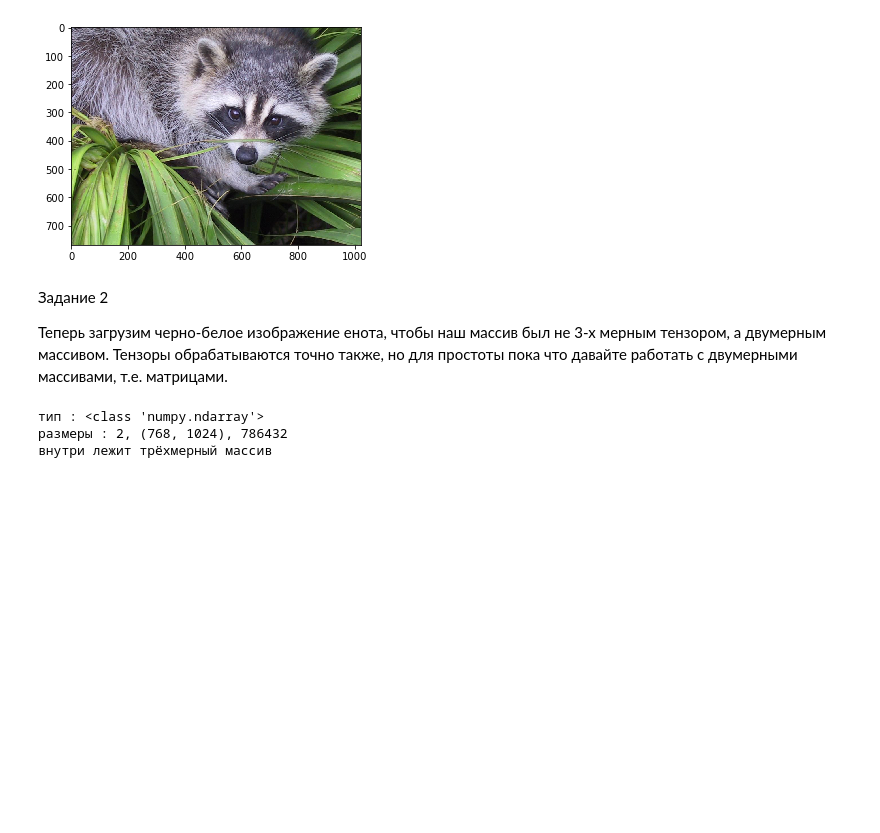
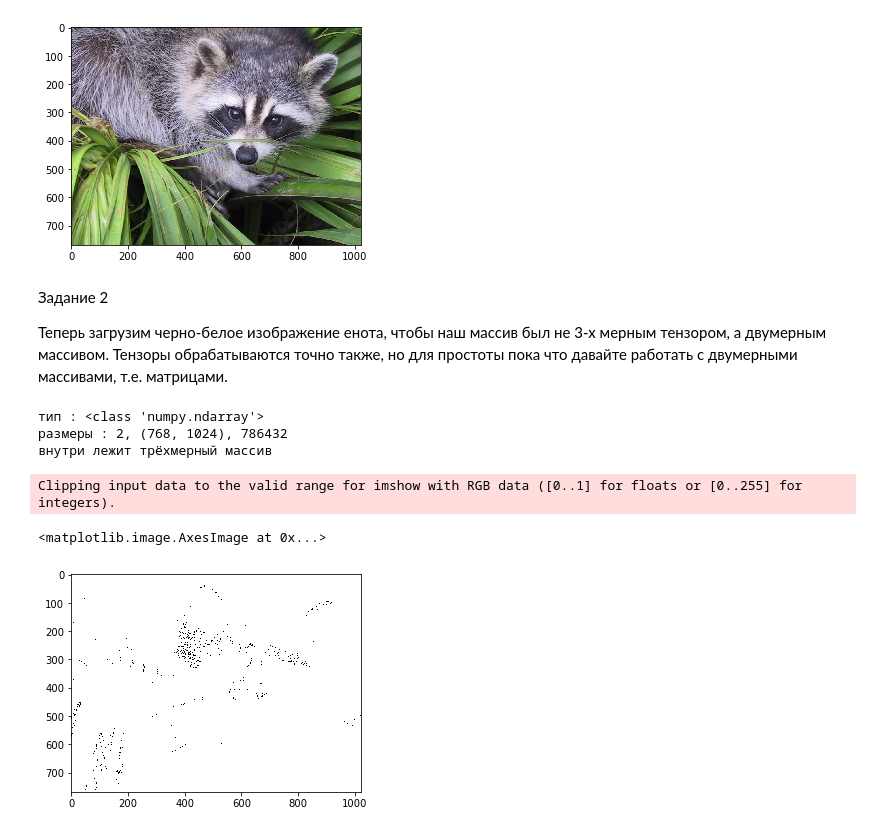
Before and after one commit to loyalbuddha/For_DLS, a Jupyter notebook: HW2.ipynb, the cells around one changed output. Drawn from its saved outputs; the diff is of its cells as text; code cells hidden in the pictures; blank space fills up the shorter version.

```diff
--- a/HW2.ipynb
+++ b/HW2.ipynb
@@ -335,16 +340,24 @@ print(f'\nзначения глубины цветов лежит между {np
 # %%
 pic = misc.face(gray=True)
 #plt.imshow(pic)
 print(f'тип : {type(pic)}\nразмеры : {pic.ndim}, {pic.shape}, {pic.size}\nвнутри лежит трёхмерный массив\n')
 h, w = pic.shape
 #Используя библиотеку numpy, отразите изображение по горизонтали. Выведите картинку.
 #Подсказка: не забывайте, что изображения -- это просто двумерные массивы
 pic_second = np.fliplr(pic)
 #plt.imshow(pic_second)
 # Теперь давайте повысим контрастность -- для этого к каждому пикселю прибавим 50 единиц
 pic_second += 50
 #plt.imshow(pic_second)
+new_pic = np.zeros((h,w,3)) #создадим пустую матрицу, куда будем записывать значения
+for i in range(h):
+    for j in range(w):
+        new_pic[i][j] = (int(pic[i][j]/3),int(pic[i][j]/3),int(pic[i][j]/3))
+plt.imshow(new_pic)
 # %% [output]
 тип : <class 'numpy.ndarray'>
 размеры : 2, (768, 1024), 786432
 внутри лежит трёхмерный массив
+Clipping input data to the valid range for imshow with RGB data ([0..1] for floats or [0..255] for integers).
+<matplotlib.image.AxesImage at 0x...>
+[figure, added]
```
Also changed, not shown: parts of 4 cells of this notebook.
